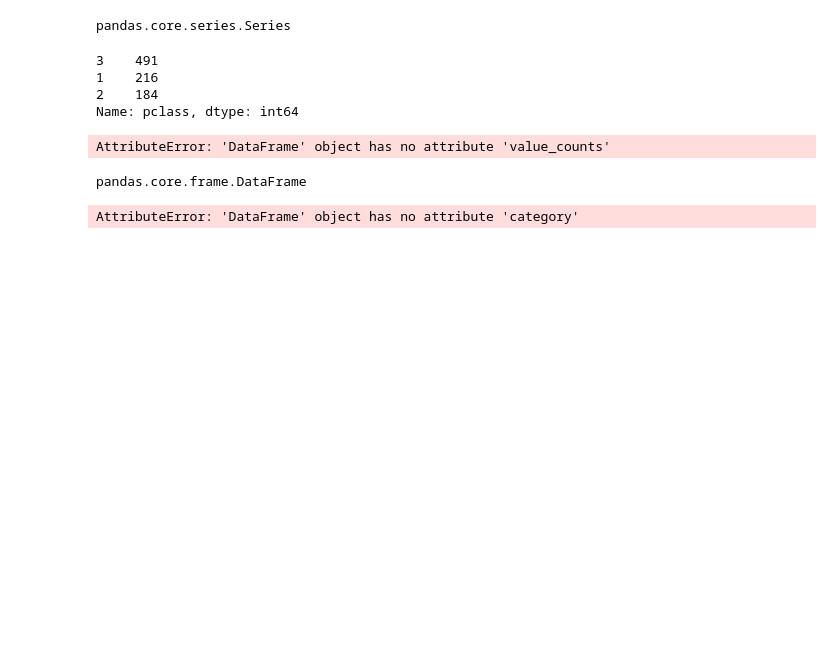
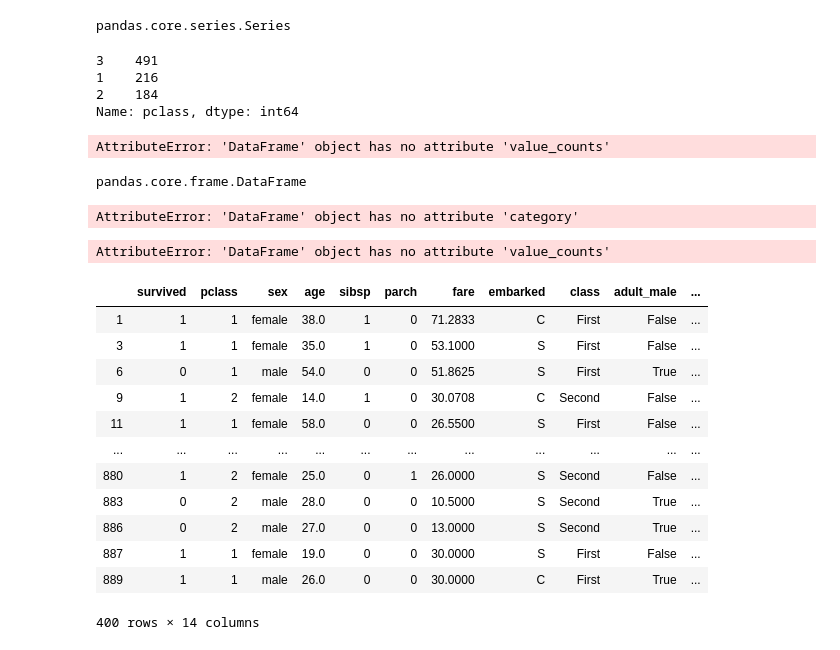
Before and after one commit to syshin0116/Dacon-News-Article-Label-Restoration-Hackathon, a Jupyter notebook: data02/titanic.ipynb, the cells around one changed output. Saved outputs shown, nothing was run; the diff lists cells and outputs as text; code cells hidden in the pictures; blank space fills up the shorter version.

```diff
--- a/data02/titanic.ipynb
+++ b/data02/titanic.ipynb
@@ -466,3 +480,25 @@ pandas.core.frame.DataFrame
 df.category.value_counts()
 # %% [output]
 AttributeError: 'DataFrame' object has no attribute 'category'
+# %%
+result2 = df[df['pclass'].isin([1, 2])]
+# %%
+df[['pclass', 'age']].value_counts()
+# %% [output]
+AttributeError: 'DataFrame' object has no attribute 'value_counts'
+# %%
+result2
+# %% [output]
+|  | survived | pclass | sex | age | sibsp | parch | fare | embarked | class | adult_male | ... |
+| 1 | 1 | 1 | female | 38.0 | 1 | 0 | 71.2833 | C | First | False | ... |
+| 3 | 1 | 1 | female | 35.0 | 1 | 0 | 53.1000 | S | First | False | ... |
+| 6 | 0 | 1 | male | 54.0 | 0 | 0 | 51.8625 | S | First | True | ... |
+| 9 | 1 | 2 | female | 14.0 | 1 | 0 | 30.0708 | C | Second | False | ... |
+| 11 | 1 | 1 | female | 58.0 | 0 | 0 | 26.5500 | S | First | False | ... |
+| ... | ... | ... | ... | ... | ... | ... | ... | ... | ... | ... | ... |
+| 880 | 1 | 2 | female | 25.0 | 0 | 1 | 26.0000 | S | Second | False | ... |
+| 883 | 0 | 2 | male | 28.0 | 0 | 0 | 10.5000 | S | Second | True | ... |
+| 886 | 0 | 2 | male | 27.0 | 0 | 0 | 13.0000 | S | Second | True | ... |
+| 887 | 1 | 1 | female | 19.0 | 0 | 0 | 30.0000 | S | First | False | ... |
+| 889 | 1 | 1 | male | 26.0 | 0 | 0 | 30.0000 | C | First | True | ... |
+400 rows × 14 columns
```
Also changed, not shown: parts of 4 cells of this notebook, 3 other files.
